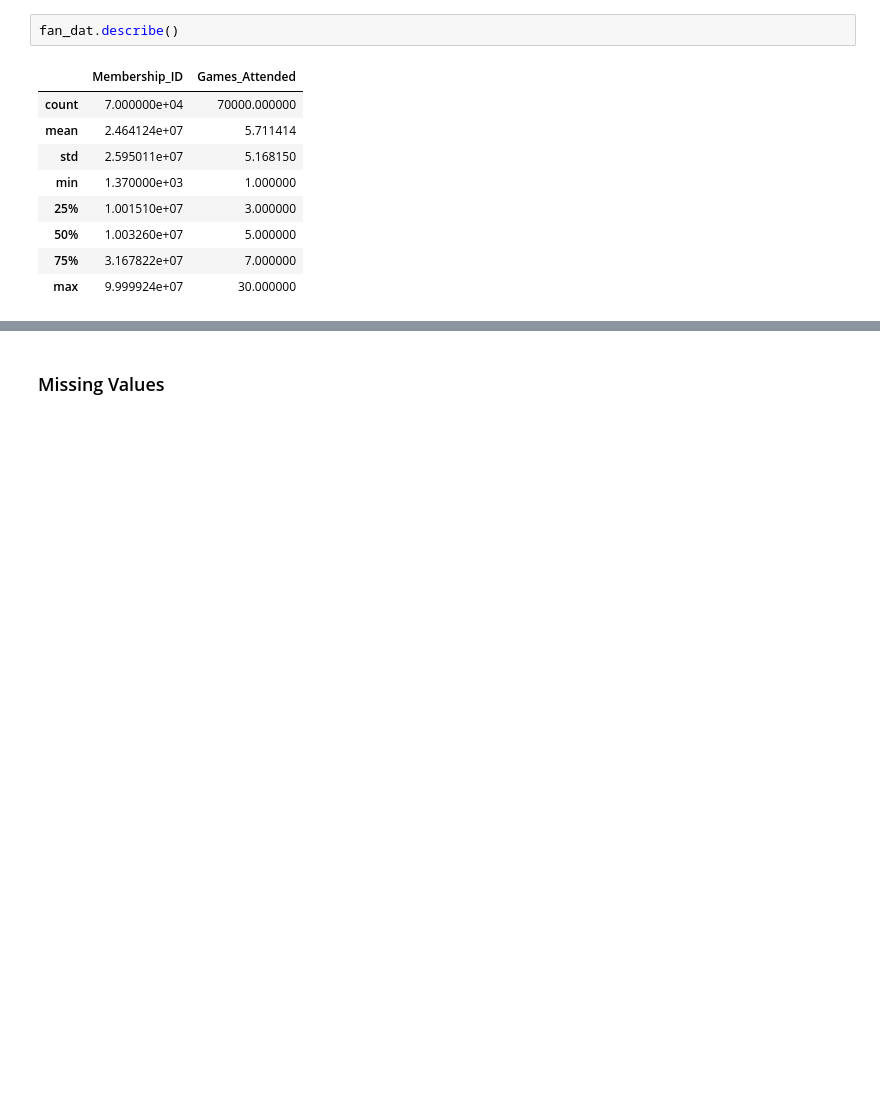
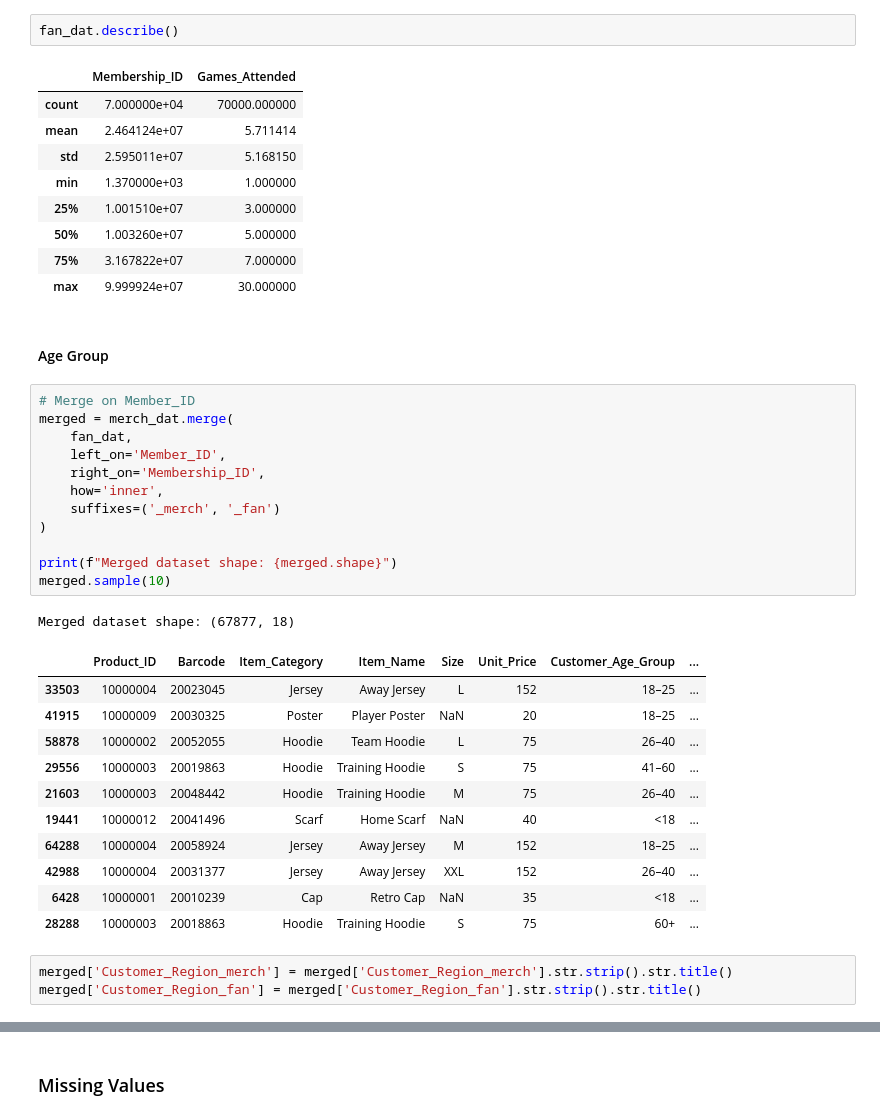
Before and after one commit to mcho04/UBC-Bolt-First-Byte-2025, a Jupyter notebook: first_byte_2025.ipynb, the cells around one changed output, grey strips where cells are left out. Drawn from its saved outputs; the diff is of its cells as text; blank space fills up the shorter version.

```diff
--- a/first_byte_2025.ipynb
+++ b/first_byte_2025.ipynb
@@ -152,3 +156,33 @@ fan_dat.describe()
 | 50% | 1.003260e+07 | 5.000000 |
 | 75% | 3.167822e+07 | 7.000000 |
 | max | 9.999924e+07 | 30.000000 |
+# %% [markdown]
+#### Age Group
+# %%
+# Merge on Member_ID
+merged = merch_dat.merge(
+    fan_dat,
+    left_on='Member_ID',
+    right_on='Membership_ID',
+    how='inner',
+    suffixes=('_merch', '_fan')
+)
+
+print(f"Merged dataset shape: {merged.shape}")
+merged.sample(10)
+# %% [output]
+Merged dataset shape: (67877, 18)
+|  | Product_ID | Barcode | Item_Category | Item_Name | Size | Unit_Price | Customer_Age_Group | ... |
+| 33503 | 10000004 | 20023045 | Jersey | Away Jersey | L | 152 | 18–25 | ... |
+| 41915 | 10000009 | 20030325 | Poster | Player Poster | NaN | 20 | 18–25 | ... |
+| 58878 | 10000002 | 20052055 | Hoodie | Team Hoodie | L | 75 | 26–40 | ... |
+| 29556 | 10000003 | 20019863 | Hoodie | Training Hoodie | S | 75 | 41–60 | ... |
+| 21603 | 10000003 | 20048442 | Hoodie | Training Hoodie | M | 75 | 26–40 | ... |
+| 19441 | 10000012 | 20041496 | Scarf | Home Scarf | NaN | 40 | <18 | ... |
+| 64288 | 10000004 | 20058924 | Jersey | Away Jersey | M | 152 | 18–25 | ... |
+| 42988 | 10000004 | 20031377 | Jersey | Away Jersey | XXL | 152 | 26–40 | ... |
+| 6428 | 10000001 | 20010239 | Cap | Retro Cap | NaN | 35 | <18 | ... |
+| 28288 | 10000003 | 20018863 | Hoodie | Training Hoodie | S | 75 | 60+ | ... |
+# %%
+merged['Customer_Region_merch'] = merged['Customer_Region_merch'].str.strip().str.title()
+merged['Customer_Region_fan'] = merged['Customer_Region_fan'].str.strip().str.title()
```
Also changed, not shown: parts of 13 cells of this notebook.
